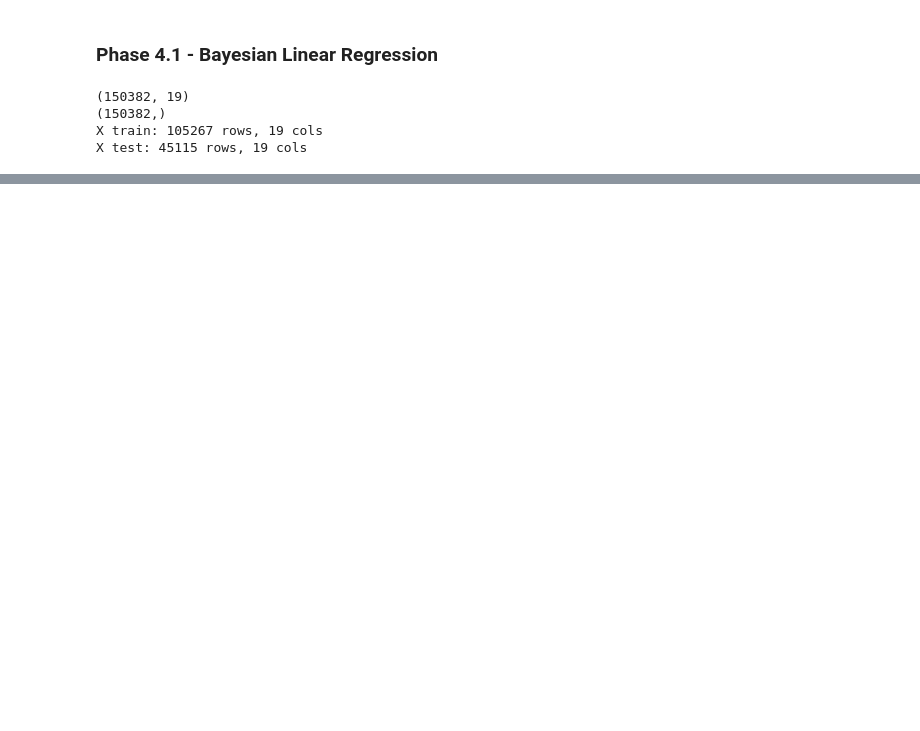
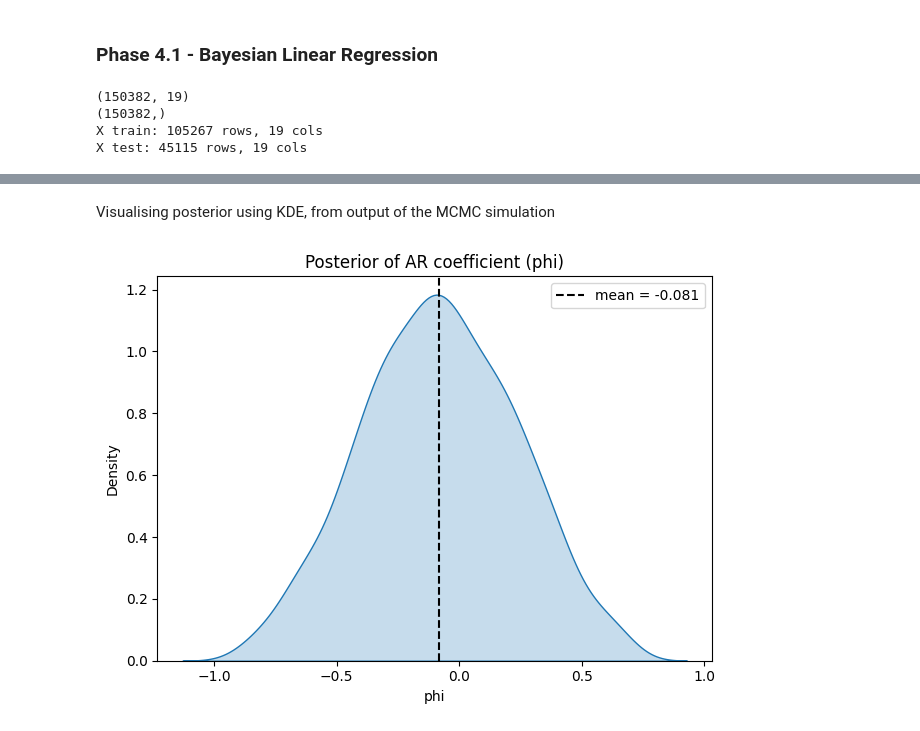
Before and after one commit to ursulailves/modelML_project, a Jupyter notebook: CPH_HousingPriceModel.ipynb, the cells around one changed output, grey strips where cells are left out. Cells and saved outputs as stored; diff of their text form; code cells hidden in the pictures; blank space fills up the shorter version.

```diff
--- a/CPH_HousingPriceModel.ipynb
+++ b/CPH_HousingPriceModel.ipynb
@@ -1830,0 +2034,32 @@ beta_neighborhood_Østerbro: mean=0.247, std=0.004
+# %%
+import numpy as np
+import torch
+import pyro
+from pyro.infer import MCMC, NUTS
+
+# ------------------------------------------------------------
+# Fit AR(1) on centered diffs (TRAIN ONLY)
+# ------------------------------------------------------------
+
+pyro.set_rng_seed(0)
+pyro.clear_param_store()
+
+nuts = NUTS(ar1_centered_diff_model, target_accept_prob=0.9)
+mcmc = MCMC(nuts, num_samples=600, warmup_steps=400, num_chains=1)
+
+mcmc.run(g_train_c)
+posterior = mcmc.get_samples()
+
+phi_raw_post = posterior["phi_raw"].detach().cpu().numpy()
+phi_post = np.tanh(phi_raw_post)
+sig_g_post = posterior["sigma_g"].detach().cpu().numpy()
+
+print("Posterior summary (train fit)")
+print("phi mean:", phi_post.mean(), "phi 5/95:", np.quantile(phi_post, [0.05, 0.95]))
+print("sigma_g mean:", sig_g_post.mean())
+
+# ------------------------------------------------------------
+# NOTE
+# We intentionally do NOT reconstruct the level series y_t here.
+# The next cell visualizes the modeled series directly: centered diffs g'.
+# ------------------------------------------------------------
@@ -1830,0 +2147,17 @@ beta_neighborhood_Østerbro: mean=0.247, std=0.004
+# %% [markdown]
+Visualising posterior using KDE, from output of the MCMC simulation
+# %%
+import numpy as np
+import seaborn as sns
+import matplotlib.pyplot as plt
+
+m = float(np.mean(phi_post))
+sns.kdeplot(phi_post, fill=True)
+plt.axvline(m, color="k", linestyle="--", label=f"mean = {m:.3f}")
+plt.title("Posterior of AR coefficient (phi)")
+plt.xlabel("phi")
+plt.legend()
+plt.tight_layout()
+plt.show()
+# %% [output]
+[figure, added]
```
Also changed, not shown: parts of 30 cells of this notebook.
